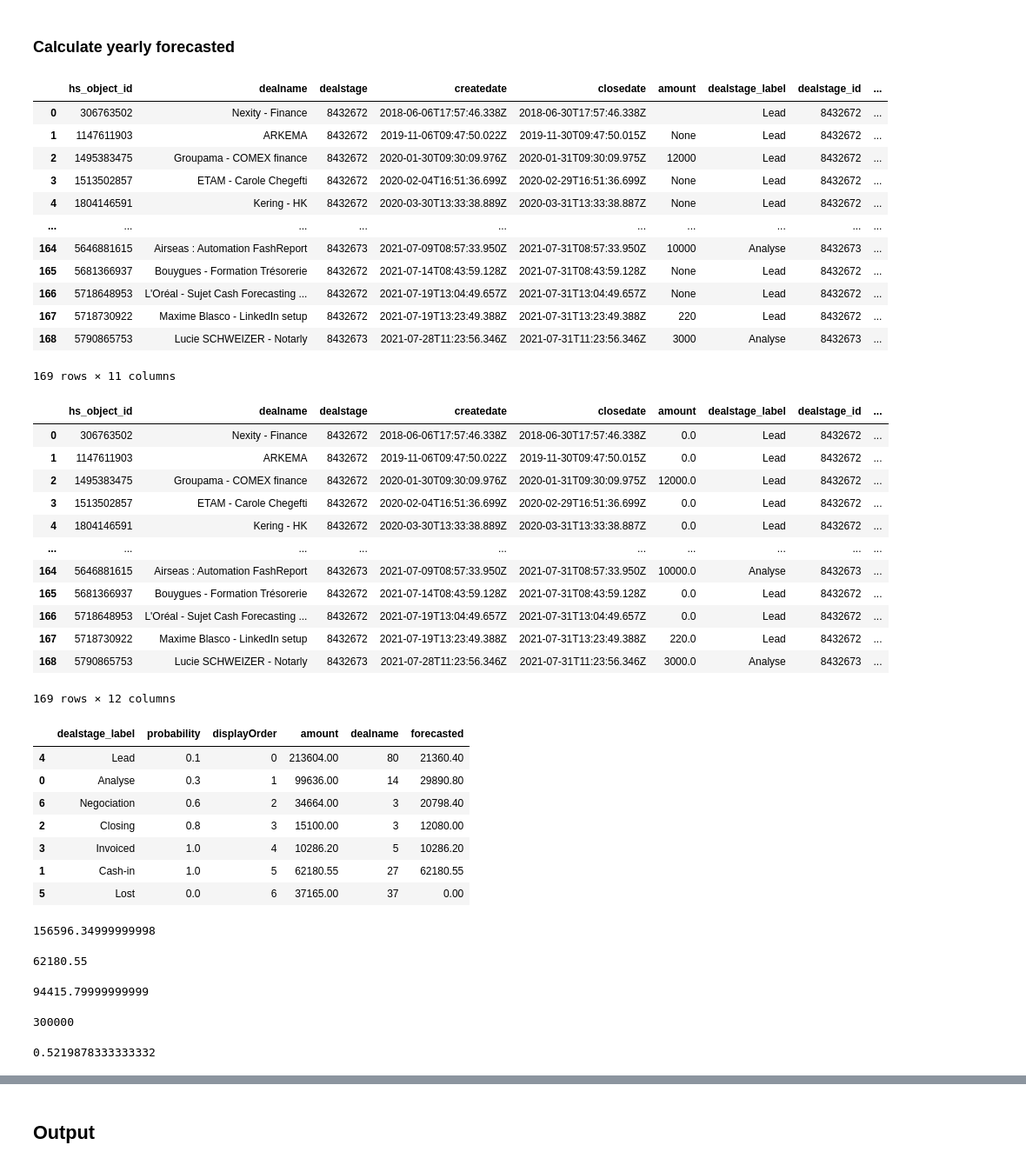
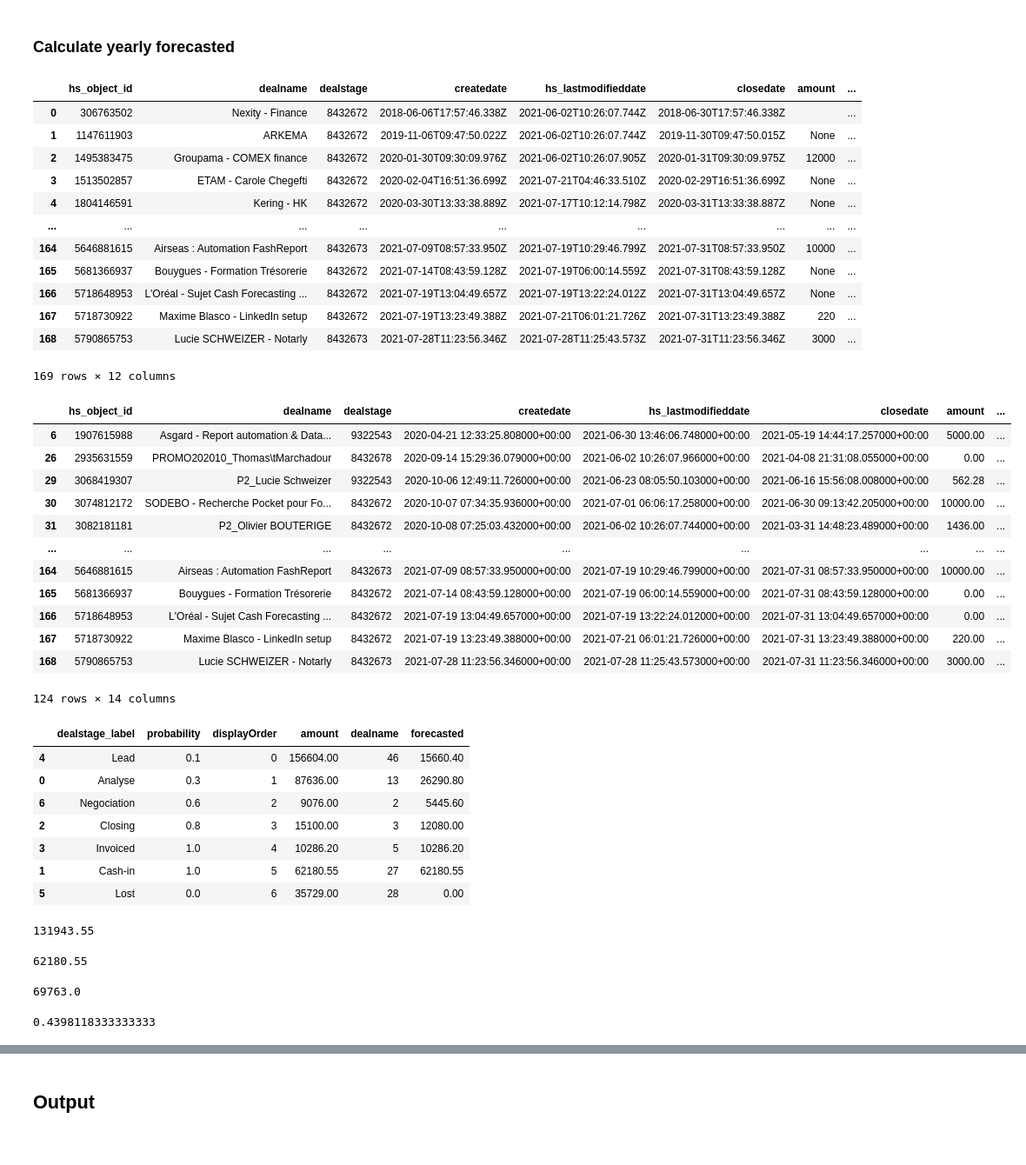
Before and after one commit to jupyter-naas/awesome-notebooks, a Jupyter notebook: Hubspot/Hubspot_send_sales_brief.ipynb, the cells around one changed output, grey strips where cells are left out. Shown: that part at 87% size. Cells and saved outputs as stored; diff of their text form; code cells hidden in the pictures.

```diff
--- a/Hubspot/Hubspot_send_sales_brief.ipynb
+++ b/Hubspot/Hubspot_send_sales_brief.ipynb
@@ -96,6 +102,7 @@ properties = [
     "dealstage",
     "pipeline",
     "createdate",
+    "hs_lastmodifieddate",
     "closedate",
     "amount"
 ]
@@ -131,48 +138,55 @@ df_sales = pd.merge(df_deals.drop("pipeline", axis=1),
                     how="left")
 df_sales
 # %% [output]
-|  | hs_object_id | dealname | dealstage | createdate | closedate | amount | dealstage_label | dealstage_id | ... |
-| 0 | 306763502 | Nexity - Finance | 8432672 | 2018-06-06T17:57:46.338Z | 2018-06-30T17:57:46.338Z |  | Lead | 8432672 | ... |
-| 1 | 1147611903 | ARKEMA | 8432672 | 2019-11-06T09:47:50.022Z | 2019-11-30T09:47:50.015Z | None | Lead | 8432672 | ... |
-| 2 | 1495383475 | Groupama - COMEX finance | 8432672 | 2020-01-30T09:30:09.976Z | 2020-01-31T09:30:09.975Z | 12000 | Lead | 8432672 | ... |
-| 3 | 1513502857 | ETAM - Carole Chegefti | 8432672 | 2020-02-04T16:51:36.699Z | 2020-02-29T16:51:36.699Z | None | Lead | 8432672 | ... |
-| 4 | 1804146591 | Kering - HK | 8432672 | 2020-03-30T13:33:38.889Z | 2020-03-31T13:33:38.887Z | None | Lead | 8432672 | ... |
-| ... | ... | ... | ... | ... | ... | ... | ... | ... | ... |
-| 164 | 5646881615 | Airseas : Automation FashReport | 8432673 | 2021-07-09T08:57:33.950Z | 2021-07-31T08:57:33.950Z | 10000 | Analyse | 8432673 | ... |
-| 165 | 5681366937 | Bouygues - Formation Trésorerie | 8432672 | 2021-07-14T08:43:59.128Z | 2021-07-31T08:43:59.128Z | None | Lead | 8432672 | ... |
-| 166 | 5718648953 | L'Oréal - Sujet Cash Forecasting ... | 8432672 | 2021-07-19T13:04:49.657Z | 2021-07-31T13:04:49.657Z | None | Lead | 8432672 | ... |
-| 167 | 5718730922 | Maxime Blasco - LinkedIn setup | 8432672 | 2021-07-19T13:23:49.388Z | 2021-07-31T13:23:49.388Z | 220 | Lead | 8432672 | ... |
-| 168 | 5790865753 | Lucie SCHWEIZER - Notarly | 8432673 | 2021-07-28T11:23:56.346Z | 2021-07-31T11:23:56.346Z | 3000 | Analyse | 8432673 | ... |
+|  | hs_object_id | dealname | dealstage | createdate | hs_lastmodifieddate | closedate | amount | ... |
+| 0 | 306763502 | Nexity - Finance | 8432672 | 2018-06-06T17:57:46.338Z | 2021-06-02T10:26:07.744Z | 2018-06-30T17:57:46.338Z |  | ... |
+| 1 | 1147611903 | ARKEMA | 8432672 | 2019-11-06T09:47:50.022Z | 2021-06-02T10:26:07.744Z | 2019-11-30T09:47:50.015Z | None | ... |
+| 2 | 1495383475 | Groupama - COMEX finance | 8432672 | 2020-01-30T09:30:09.976Z | 2021-06-02T10:26:07.905Z | 2020-01-31T09:30:09.975Z | 12000 | ... |
+| 3 | 1513502857 | ETAM - Carole Chegefti | 8432672 | 2020-02-04T16:51:36.699Z | 2021-07-21T04:46:33.510Z | 2020-02-29T16:51:36.699Z | None | ... |
+| 4 | 1804146591 | Kering - HK | 8432672 | 2020-03-30T13:33:38.889Z | 2021-07-17T10:12:14.798Z | 2020-03-31T13:33:38.887Z | None | ... |
+| ... | ... | ... | ... | ... | ... | ... | ... | ... |
+| 164 | 5646881615 | Airseas : Automation FashReport | 8432673 | 2021-07-09T08:57:33.950Z | 2021-07-19T10:29:46.799Z | 2021-07-31T08:57:33.950Z | 10000 | ... |
+| 165 | 5681366937 | Bouygues - Formation Trésorerie | 8432672 | 2021-07-14T08:43:59.128Z | 2021-07-19T06:00:14.559Z | 2021-07-31T08:43:59.128Z | None | ... |
+| 166 | 5718648953 | L'Oréal - Sujet Cash Forecasting ... | 8432672 | 2021-07-19T13:04:49.657Z | 2021-07-19T13:22:24.012Z | 2021-07-31T13:04:49.657Z | None | ... |
+| 167 | 5718730922 | Maxime Blasco - LinkedIn setup | 8432672 | 2021-07-19T13:23:49.388Z | 2021-07-21T06:01:21.726Z | 2021-07-31T13:23:49.388Z | 220 | ... |
+| 168 | 5790865753 | Lucie SCHWEIZER - Notarly | 8432673 | 2021-07-28T11:23:56.346Z | 2021-07-28T11:25:43.573Z | 2021-07-31T11:23:56.346Z | 3000 | ... |
-169 rows × 11 columns
+169 rows × 12 columns
 # %%
 df_sales_c = df_sales.copy()
 
 # Cleaning
+df_sales_c.createdate = pd.to_datetime(df_sales_c.createdate)
+df_sales_c.hs_lastmodifieddate = pd.to_datetime(df_sales_c.hs_lastmodifieddate)
+df_sales_c.closedate = pd.to_datetime(df_sales_c.closedate)
+df_sales_c["year"] = df_sales_c.closedate.dt.strftime("%Y")
+
+df_sales_c = df_sales_c[df_sales_c["year"] == str(datetime.now().year)]
+
 df_sales_c["amount"] = df_sales_c["amount"].fillna("0")
 df_sales_c.loc[df_sales_c["amount"] == "", "amount"] = "0"
 
 # Formatting
 df_sales_c["amount"] = df_sales_c["amount"].astype(float)
 df_sales_c["probability"] =  df_sales_c["probability"].astype(float)
 
 # Calc
 df_sales_c["forecasted"] = df_sales_c["amount"] * df_sales_c["probability"]
 
 df_sales_c
 # %% [output]
-|  | hs_object_id | dealname | dealstage | createdate | closedate | amount | dealstage_label | dealstage_id | ... |
-| 0 | 306763502 | Nexity - Finance | 8432672 | 2018-06-06T17:57:46.338Z | 2018-06-30T17:57:46.338Z | 0.0 | Lead | 8432672 | ... |
-| 1 | 1147611903 | ARKEMA | 8432672 | 2019-11-06T09:47:50.022Z | 2019-11-30T09:47:50.015Z | 0.0 | Lead | 8432672 | ... |
-| 2 | 1495383475 | Groupama - COMEX finance | 8432672 | 2020-01-30T09:30:09.976Z | 2020-01-31T09:30:09.975Z | 12000.0 | Lead | 8432672 | ... |
-| 3 | 1513502857 | ETAM - Carole Chegefti | 8432672 | 2020-02-04T16:51:36.699Z | 2020-02-29T16:51:36.699Z | 0.0 | Lead | 8432672 | ... |
-| 4 | 1804146591 | Kering - HK | 8432672 | 2020-03-30T13:33:38.889Z | 2020-03-31T13:33:38.887Z | 0.0 | Lead | 8432672 | ... |
-| ... | ... | ... | ... | ... | ... | ... | ... | ... | ... |
-| 164 | 5646881615 | Airseas : Automation FashReport | 8432673 | 2021-07-09T08:57:33.950Z | 2021-07-31T08:57:33.950Z | 10000.0 | Analyse | 8432673 | ... |
-| 165 | 5681366937 | Bouygues - Formation Trésorerie | 8432672 | 2021-07-14T08:43:59.128Z | 2021-07-31T08:43:59.128Z | 0.0 | Lead | 8432672 | ... |
-| 166 | 5718648953 | L'Oréal - Sujet Cash Forecasting ... | 8432672 | 2021-07-19T13:04:49.657Z | 2021-07-31T13:04:49.657Z | 0.0 | Lead | 8432672 | ... |
-| 167 | 5718730922 | Maxime Blasco - LinkedIn setup | 8432672 | 2021-07-19T13:23:49.388Z | 2021-07-31T13:23:49.388Z | 220.0 | Lead | 8432672 | ... |
-| 168 | 5790865753 | Lucie SCHWEIZER - Notarly | 8432673 | 2021-07-28T11:23:56.346Z | 2021-07-31T11:23:56.346Z | 3000.0 | Analyse | 8432673 | ... |
+|  | hs_object_id | dealname | dealstage | createdate | hs_lastmodifieddate | closedate | amount | ... |
+| 6 | 1907615988 | Asgard - Report automation & Data... | 9322543 | 2020-04-21 12:33:25.808000+00:00 | 2021-06-30 13:46:06.748000+00:00 | 2021-05-19 14:44:17.257000+00:00 | 5000.00 | ... |
+| 26 | 2935631559 | PROMO202010_Thomas\tMarchadour | 8432678 | 2020-09-14 15:29:36.079000+00:00 | 2021-06-02 10:26:07.966000+00:00 | 2021-04-08 21:31:08.055000+00:00 | 0.00 | ... |
+| 29 | 3068419307 | P2_Lucie Schweizer | 9322543 | 2020-10-06 12:49:11.726000+00:00 | 2021-06-23 08:05:50.103000+00:00 | 2021-06-16 15:56:08.008000+00:00 | 562.28 | ... |
+| 30 | 3074812172 | SODEBO - Recherche Pocket pour Fo... | 8432672 | 2020-10-07 07:34:35.936000+00:00 | 2021-07-01 06:06:17.258000+00:00 | 2021-06-30 09:13:42.205000+00:00 | 10000.00 | ... |
+| 31 | 3082181181 | P2_Olivier BOUTERIGE | 8432672 | 2020-10-08 07:25:03.432000+00:00 | 2021-06-02 10:26:07.744000+00:00 | 2021-03-31 14:48:23.489000+00:00 | 1436.00 | ... |
+| ... | ... | ... | ... | ... | ... | ... | ... | ... |
+| 164 | 5646881615 | Airseas : Automation FashReport | 8432673 | 2021-07-09 08:57:33.950000+00:00 | 2021-07-19 10:29:46.799000+00:00 | 2021-07-31 08:57:33.950000+00:00 | 10000.00 | ... |
+| 165 | 5681366937 | Bouygues - Formation Trésorerie | 8432672 | 2021-07-14 08:43:59.128000+00:00 | 2021-07-19 06:00:14.559000+00:00 | 2021-07-31 08:43:59.128000+00:00 | 0.00 | ... |
+| 166 | 5718648953 | L'Oréal - Sujet Cash Forecasting ... | 8432672 | 2021-07-19 13:04:49.657000+00:00 | 2021-07-19 13:22:24.012000+00:00 | 2021-07-31 13:04:49.657000+00:00 | 0.00 | ... |
+| 167 | 5718730922 | Maxime Blasco - LinkedIn setup | 8432672 | 2021-07-19 13:23:49.388000+00:00 | 2021-07-21 06:01:21.726000+00:00 | 2021-07-31 13:23:49.388000+00:00 | 220.00 | ... |
+| 168 | 5790865753 | Lucie SCHWEIZER - Notarly | 8432673 | 2021-07-28 11:23:56.346000+00:00 | 2021-07-28 11:25:43.573000+00:00 | 2021-07-31 11:23:56.346000+00:00 | 3000.00 | ... |
-169 rows × 12 columns
+124 rows × 14 columns
 # %%
 df_details = df_sales_c.copy()
 
@@ -199,18 +213,18 @@ df_details = df_details.sort_values("displayOrder")
 df_details
 # %% [output]
 |  | dealstage_label | probability | displayOrder | amount | dealname | forecasted |
-| 4 | Lead | 0.1 | 0 | 213604.00 | 80 | 21360.40 |
-| 0 | Analyse | 0.3 | 1 | 99636.00 | 14 | 29890.80 |
-| 6 | Negociation | 0.6 | 2 | 34664.00 | 3 | 20798.40 |
+| 4 | Lead | 0.1 | 0 | 156604.00 | 46 | 15660.40 |
+| 0 | Analyse | 0.3 | 1 | 87636.00 | 13 | 26290.80 |
+| 6 | Negociation | 0.6 | 2 | 9076.00 | 2 | 5445.60 |
 | 2 | Closing | 0.8 | 3 | 15100.00 | 3 | 12080.00 |
 | 3 | Invoiced | 1.0 | 4 | 10286.20 | 5 | 10286.20 |
 | 1 | Cash-in | 1.0 | 5 | 62180.55 | 27 | 62180.55 |
-| 5 | Lost | 0.0 | 6 | 37165.00 | 37 | 0.00 |
+| 5 | Lost | 0.0 | 6 | 35729.00 | 28 | 0.00 |
 # %%
 forecasted = df_details.forecasted.sum()
 forecasted
 # %% [output]
-156596.34999999998
+131943.55
 # %%
 won = df_details[df_details["dealstage_label"] == "Cash-in"].forecasted.sum()
 won
@@ -220,17 +234,12 @@ won
 weighted = df_details[df_details["dealstage_label"] != "Cash-in"].forecasted.sum()
 weighted
 # %% [output]
-94415.79999999999
+69763.0
-# %%
-objective = 300000
-objective
-# %% [output]
-300000
 # %%
 completion_p = forecasted / objective
 completion_p
 # %% [output]
-0.5219878333333332
+0.4398118333333333
 # %%
 completion_v = objective - forecasted
 completion_v
```
Also changed, not shown: parts of 13 cells of this notebook.
